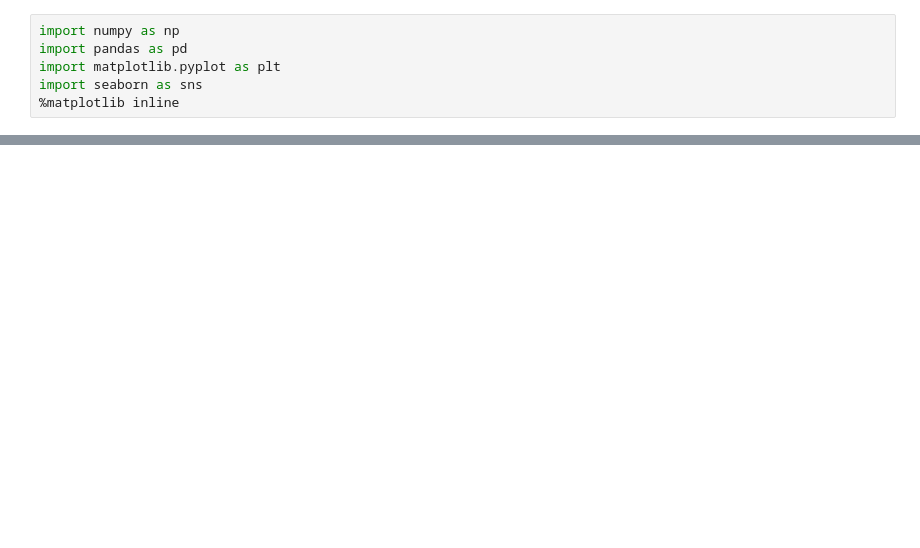
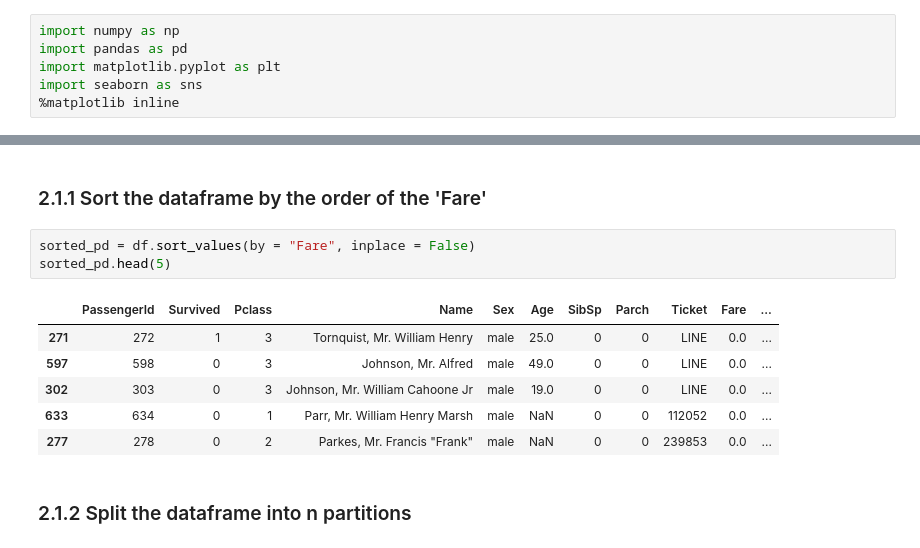
Before and after one commit to USF-CS-663-Spring-2020/lab-02-titanic-DomingoWong, a Jupyter notebook: titanic.ipynb, the cells around one changed output, grey strips where cells are left out. Drawn from its saved outputs; the diff is of its cells as text; blank space fills up the shorter version.

```diff
--- a/titanic.ipynb
+++ b/titanic.ipynb
@@ -83,0 +99,14 @@ sns.FacetGrid(df, col = 'Survived').map(plt.hist, 'Fare', bins = 20, normed = Tr
+# %% [markdown]
+### 2.1.1 Sort the dataframe by the order of the 'Fare'
+# %%
+sorted_pd = df.sort_values(by = "Fare", inplace = False)
+sorted_pd.head(5)
+# %% [output]
+|  | PassengerId | Survived | Pclass | Name | Sex | Age | SibSp | Parch | Ticket | Fare | ... |
+| 271 | 272 | 1 | 3 | Tornquist, Mr. William Henry | male | 25.0 | 0 | 0 | LINE | 0.0 | ... |
+| 597 | 598 | 0 | 3 | Johnson, Mr. Alfred | male | 49.0 | 0 | 0 | LINE | 0.0 | ... |
+| 302 | 303 | 0 | 3 | Johnson, Mr. William Cahoone Jr | male | 19.0 | 0 | 0 | LINE | 0.0 | ... |
+| 633 | 634 | 0 | 1 | Parr, Mr. William Henry Marsh | male | NaN | 0 | 0 | 112052 | 0.0 | ... |
+| 277 | 278 | 0 | 2 | Parkes, Mr. Francis "Frank" | male | NaN | 0 | 0 | 239853 | 0.0 | ... |
+# %% [markdown]
+### 2.1.2 Split the dataframe into n partitions
```
Also changed, not shown: parts of 25 cells of this notebook.
